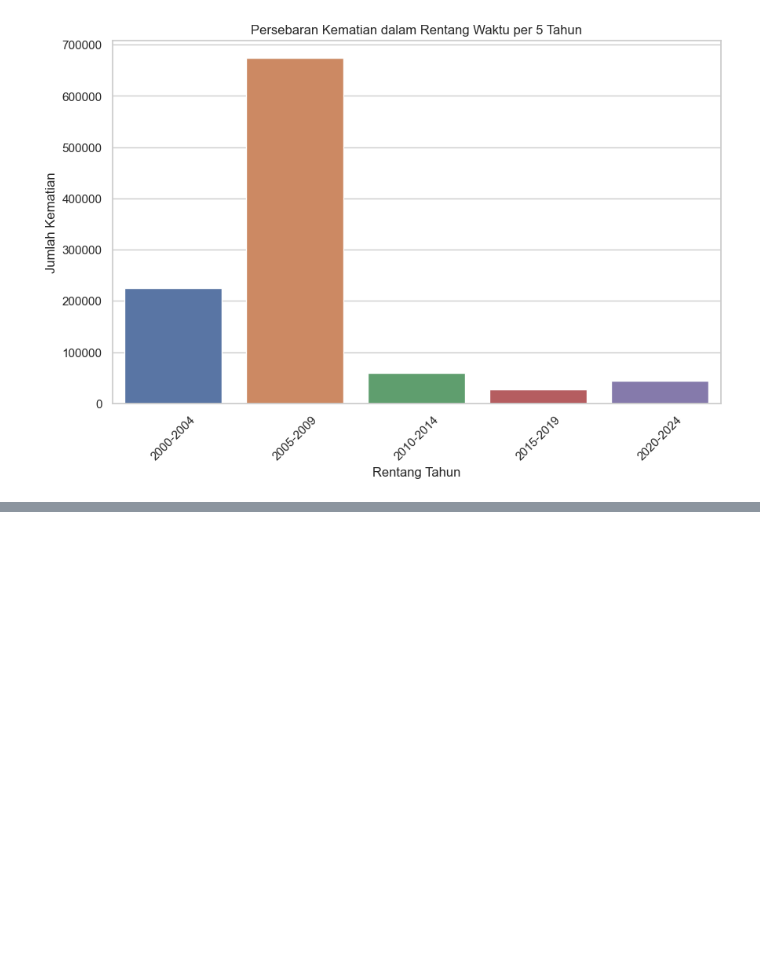
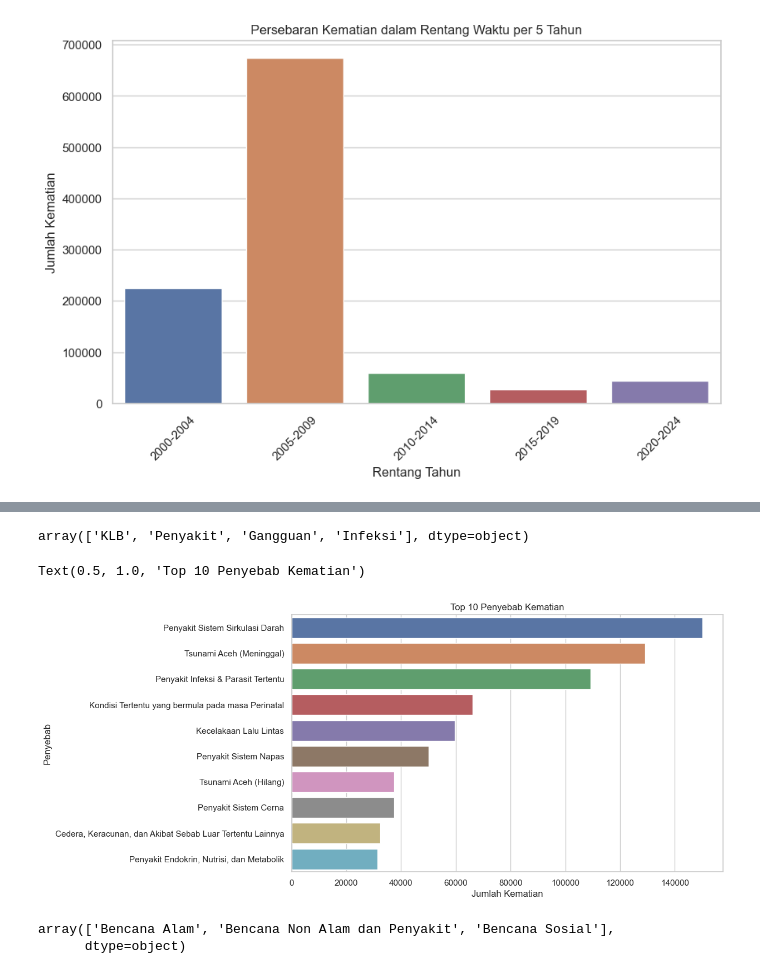
Before and after one commit to whisnumurtyga/sada, a Jupyter notebook: code/cause-of-death/cause-of-death.ipynb, the cells around one changed output, grey strips where cells are left out. Drawn from its saved outputs; the diff is of its cells as text; code cells hidden in the pictures; blank space fills up the shorter version.

```diff
--- a/code/cause-of-death/cause-of-death.ipynb
+++ b/code/cause-of-death/cause-of-death.ipynb
@@ -694,0 +706,26 @@ plt.show()
+# %%
+df_penyakit['Keyword'].unique()
+# %% [output]
+array(['KLB', 'Penyakit', 'Gangguan', 'Infeksi'], dtype=object)
+# %%
+top_causes = df.groupby('Cause')['Total Deaths'].sum()
+top_causes = top_causes.sort_values(ascending=False)
+top_causes.head(10)
+
+# Mengatur gaya visualisasi Seaborn
+sns.set(style="whitegrid")
+
+# Membuat plot menggunakan Seaborn
+plt.figure(figsize=(10, 6))
+sns.barplot(x=top_10_causes.values, y=top_10_causes.index)
+plt.xlabel('Jumlah Kematian')
+plt.ylabel('Penyebab')
+plt.title('Top 10 Penyebab Kematian')
+# %% [output]
+Text(0.5, 1.0, 'Top 10 Penyebab Kematian')
+[figure, added]
+# %%
+df['Type'].unique()
+# %% [output]
+array(['Bencana Alam', 'Bencana Non Alam dan Penyakit', 'Bencana Sosial'],
+      dtype=object)
```
Also changed, not shown: parts of 7 cells of this notebook, 16 other files.
